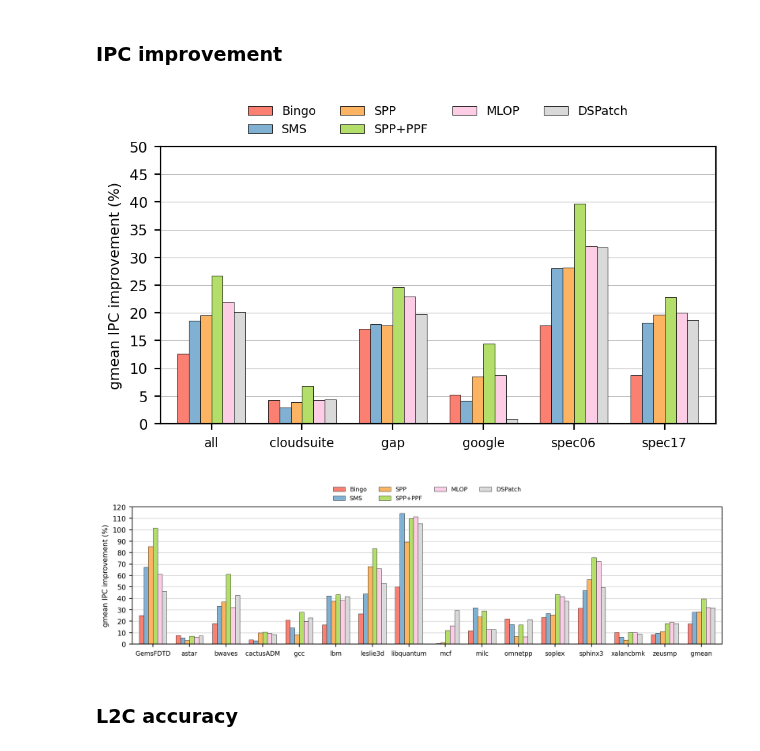
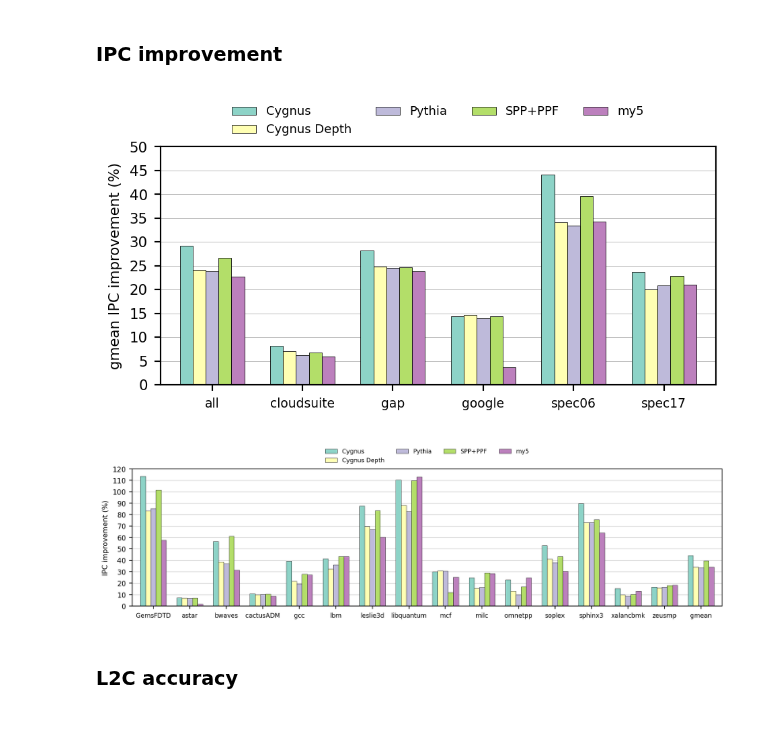
Before and after one commit to cmolder/pythia-analysis, a Jupyter notebook: cygnus-naboo.ipynb, the cells around one changed output. Saved outputs shown, nothing was run; the diff lists cells and outputs as text; code cells hidden in the pictures; blank space fills up the shorter version.

Commit message:
Cygnus naboo notebook, move old (depcreated) notebooks to separate directory

```diff
--- a/cygnus-naboo.ipynb
+++ b/cygnus-naboo.ipynb
@@ -40,14 +40,18 @@ cmaps = {
 reload(collate)
 studies = {
     # Baseline
-    "stu_test": collate.StudyCollator(sim_dir, "stu_test",
-                                      baseline_study=baseline_study,
-                                      baseline_experiment=baseline_experiment,
-                                      weights_path=weights_path),
-    # "stu_cygnus": collate.StudyCollator(sim_dir, "stu_cygnus",
-    #                                     baseline_study=baseline_study,
-    #                                     baseline_experiment=baseline_experiment,
-    #                                     weights_path=weights_path),
+    "stu_test":   collate.StudyCollator(sim_dir, "stu_test",
+                                        baseline_study=baseline_study,
+                                        baseline_experiment=baseline_experiment,
+                                        weights_path=weights_path),
+    "stu_cygnus": collate.StudyCollator(sim_dir, "stu_cygnus",
+                                        baseline_study=baseline_study,
+                                        baseline_experiment=baseline_experiment,
+                                        weights_path=weights_path),
+    "stu_my5":    collate.StudyCollator(sim_dir, "stu_my5",
+                                        baseline_study=baseline_study,
+                                        baseline_experiment=baseline_experiment,
+                                        weights_path=weights_path),
 }
 # %% [output]
 [ipykernel_launcher][angrist-3] Generating benchmark stats for 38 benchmarks over 7 experiments:
@@ -62,16 +78,17 @@ studies = {
 ## Dynamic degree
 # %%
 degreedyn_1core_df = {
-    # 'Cygnus':       studies['stu_cygnus']['pf_cygnus'],
-    # 'Cygnus Depth': studies['stu_cygnus']['pf_cygnus'],
-    # 'Pythia':       studies['stu_cygnus']['pf_cygnus'],
+    'Cygnus':       studies['stu_cygnus']['pf_cygnus'],
+    'Cygnus Depth': studies['stu_cygnus']['pf_cygnus_depth'],
+    'Pythia':       studies['stu_cygnus']['pf_pythia'],
 
-    'Bingo':   studies['stu_test']['pf_bingo'],
-    'SMS':     studies['stu_test']['pf_sms'],
-    'SPP':     studies['stu_test']['pf_spp'],
+    #'Bingo':   studies['stu_test']['pf_bingo'],
+    #'SMS':     studies['stu_test']['pf_sms'],
+    #'SPP':     studies['stu_test']['pf_spp'],
     'SPP+PPF': studies['stu_test']['pf_spp_ppf'],
-    'MLOP':    studies['stu_test']['pf_mlop'],
-    'DSPatch': studies['stu_test']['pf_dspatch'],
+    #'MLOP':    studies['stu_test']['pf_mlop'],
+    #'DSPatch': studies['stu_test']['pf_dspatch'],
+    'my5':     studies['stu_my5']['pf_my5'],
 }
 degreedyn_1core_colors = defaultdict(lambda: None, {
     'Cygnus':       colormaps['Set3'](0), #cmaps['Cygnus-Width'](0.65),
@@ -86,7 +103,7 @@ degreedyn_1core_colors = defaultdict(lambda: None, {
     'SPP+PPF':  colormaps['Set3'](6), #'darkturquoise',
     'MLOP':     colormaps['Set3'](7), #'deeppink',
     'DSPatch':  colormaps['Set3'](8), #'darkred',
-    'BO-Width': colormaps['Set3'](9), #'gold',
+    'my5': colormaps['Set3'](9), #'gold',
 })
 
 degreedyn_1core_hatches = defaultdict(lambda: None, {
@@ -134,20 +151,19 @@ degreedyn_1core_label_kwargs = {
 # %%
 reload(plot)
 plot.plot_suite_statistic(
     degreedyn_1core_df, "cpu.gmean.ipc_improvement",
-    add_mean=True,
     colors=degreedyn_1core_colors,
     hatches=degreedyn_1core_hatches,
     legend_kwargs=degreedyn_1core_legend_kwargs,
     label_kwargs=degreedyn_1core_label_kwargs,
     add_suptitle=False,
     add_xlabel=False,
     ylabel='gmean IPC improvement (%)',
     ylim=(0, 50),
     ytick_distance=5,
-    dpi=192, figsize=(5, 3))
+    dpi=192, figsize=(5, 2.7))
 # %% [output]
-[figure, old version]
+[figure, new version]
 # %%
 reload(plot)
 plot.plot_benchmark_statistic(
@@ -159,13 +175,13 @@ plot.plot_benchmark_statistic(
     label_kwargs=degreedyn_1core_label_kwargs,
     add_suptitle=False,
     add_xlabel=False,
-    ylabel='gmean IPC improvement (%)',
+    ylabel='IPC improvement (%)',
     ylim=(0, 120),
     ytick_distance=10,
     dpi=192, figsize=(10, 3))
 # import matplotlib.pyplot as plt
 # plt.savefig('../../cvs/papers/micro-23r/figures/results_summary.pdf')
 # %% [output]
-[figure, old version]
+[figure, new version]
 # %% [markdown]
 ### L2C accuracy
```
Also changed, not shown: parts of 5 cells of this notebook, 4 other files.
